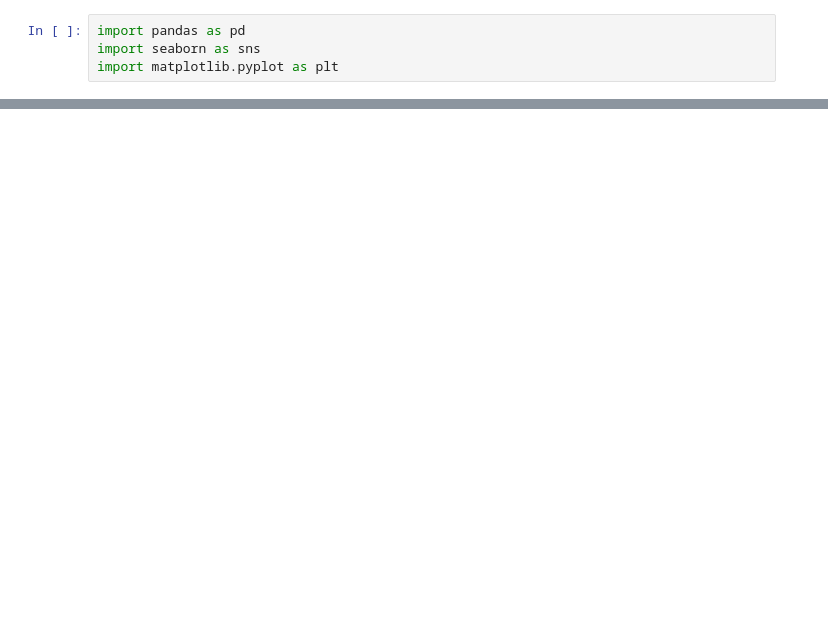
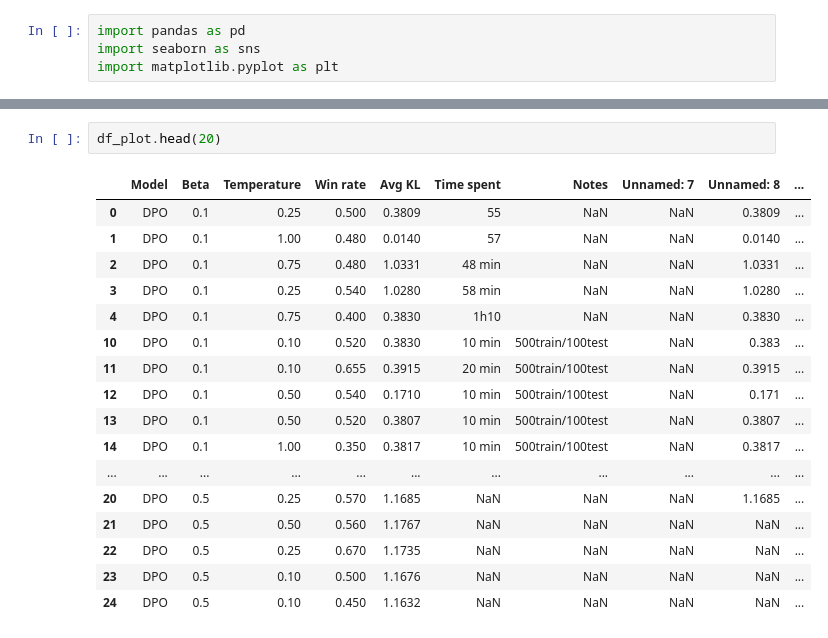
Before and after one commit to Jalalbaim/Direct-Preference-Optimization, a Jupyter notebook: DPO_Viz.ipynb, the cells around one changed output, grey strips where cells are left out. Saved outputs shown, nothing was run; the diff lists cells and outputs as text; blank space fills up the shorter version.

```diff
--- a/DPO_Viz.ipynb
+++ b/DPO_Viz.ipynb
@@ -94,0 +76,20 @@ plt.show()
+# %%
+df_plot.head(20)
+# %% [output]
+|  | Model | Beta | Temperature | Win rate | Avg KL | Time spent | Notes | Unnamed: 7 | Unnamed: 8 | ... |
+| 0 | DPO | 0.1 | 0.25 | 0.500 | 0.3809 | 55 | NaN | NaN | 0.3809 | ... |
+| 1 | DPO | 0.1 | 1.00 | 0.480 | 0.0140 | 57 | NaN | NaN | 0.0140 | ... |
+| 2 | DPO | 0.1 | 0.75 | 0.480 | 1.0331 | 48 min | NaN | NaN | 1.0331 | ... |
+| 3 | DPO | 0.1 | 0.25 | 0.540 | 1.0280 | 58 min | NaN | NaN | 1.0280 | ... |
+| 4 | DPO | 0.1 | 0.75 | 0.400 | 0.3830 | 1h10 | NaN | NaN | 0.3830 | ... |
+| 10 | DPO | 0.1 | 0.10 | 0.520 | 0.3830 | 10 min | 500train/100test | NaN | 0.383 | ... |
+| 11 | DPO | 0.1 | 0.10 | 0.655 | 0.3915 | 20 min | 500train/100test | NaN | 0.3915 | ... |
+| 12 | DPO | 0.1 | 0.50 | 0.540 | 0.1710 | 10 min | 500train/100test | NaN | 0.171 | ... |
+| 13 | DPO | 0.1 | 0.50 | 0.520 | 0.3807 | 10 min | 500train/100test | NaN | 0.3807 | ... |
+| 14 | DPO | 0.1 | 1.00 | 0.350 | 0.3817 | 10 min | 500train/100test | NaN | 0.3817 | ... |
+| ... | ... | ... | ... | ... | ... | ... | ... | ... | ... | ... |
+| 20 | DPO | 0.5 | 0.25 | 0.570 | 1.1685 | NaN | NaN | NaN | 1.1685 | ... |
+| 21 | DPO | 0.5 | 0.50 | 0.560 | 1.1767 | NaN | NaN | NaN | NaN | ... |
+| 22 | DPO | 0.5 | 0.25 | 0.670 | 1.1735 | NaN | NaN | NaN | NaN | ... |
+| 23 | DPO | 0.5 | 0.10 | 0.500 | 1.1676 | NaN | NaN | NaN | NaN | ... |
+| 24 | DPO | 0.5 | 0.10 | 0.450 | 1.1632 | NaN | NaN | NaN | NaN | ... |
```
Also changed, not shown: parts of 4 cells of this notebook, 3 other files.
